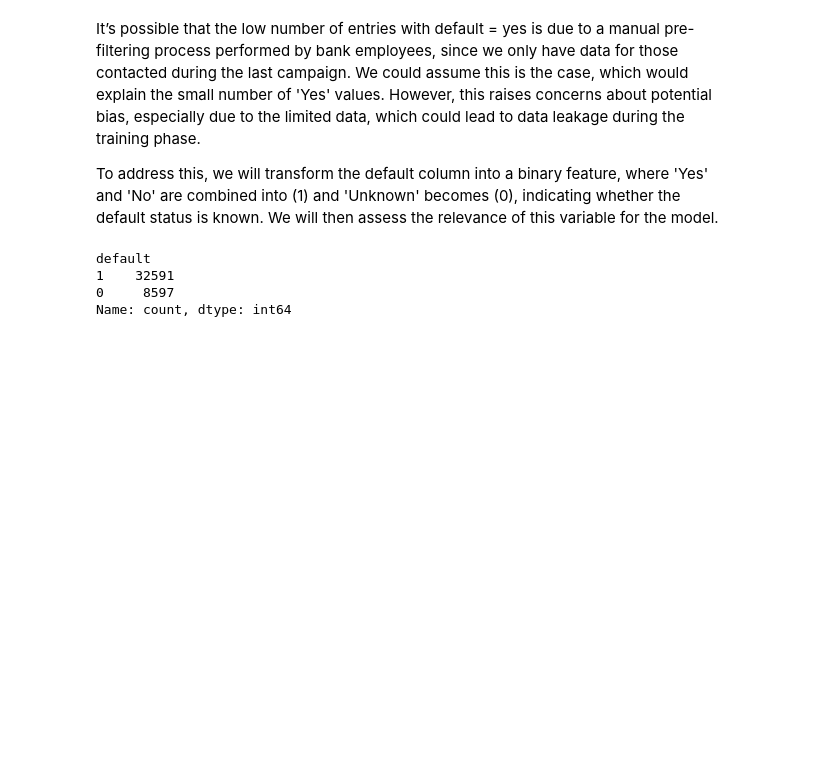
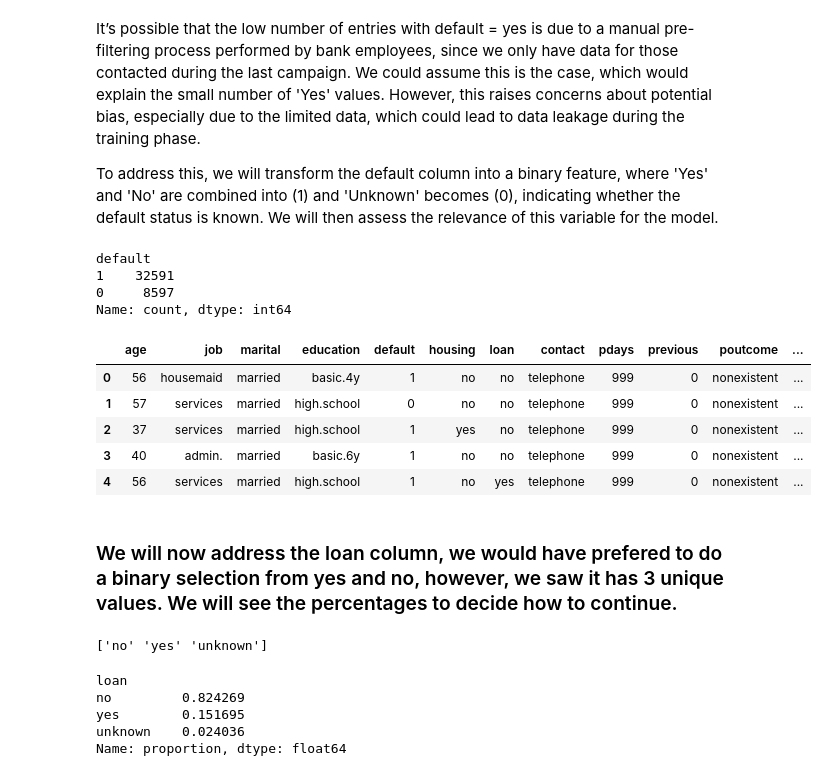
Before and after one commit to GuillePrograma94/ML-Exercise, a Jupyter notebook: src/explore.ipynb, the cells around one changed output. Saved outputs shown, nothing was run; the diff lists cells and outputs as text; code cells hidden in the pictures; blank space fills up the shorter version.

Commit message:
Advanced with the project

```diff
--- a/src/explore.ipynb
+++ b/src/explore.ipynb
@@ -203,3 +205,28 @@ default
 1    32591
 0     8597
 Name: count, dtype: int64
+# %%
+# We print the top bit to refresh our memory on how the project is looking like.
+df.head()
+# %% [output]
+|  | age | job | marital | education | default | housing | loan | contact | pdays | previous | poutcome | ... |
+| 0 | 56 | housemaid | married | basic.4y | 1 | no | no | telephone | 999 | 0 | nonexistent | ... |
+| 1 | 57 | services | married | high.school | 0 | no | no | telephone | 999 | 0 | nonexistent | ... |
+| 2 | 37 | services | married | high.school | 1 | yes | no | telephone | 999 | 0 | nonexistent | ... |
+| 3 | 40 | admin. | married | basic.6y | 1 | no | no | telephone | 999 | 0 | nonexistent | ... |
+| 4 | 56 | services | married | high.school | 1 | no | yes | telephone | 999 | 0 | nonexistent | ... |
+# %% [markdown]
+### We will now address the loan column, we would have prefered to do a binary selection from yes and no, however, we saw it has 3 unique values. We will see the percentages to decide how to continue.
+# %%
+print(df['loan'].unique())
+# %% [output]
+['no' 'yes' 'unknown']
+# %%
+loan_distribution = df['loan'].value_counts(normalize=True)
+print(loan_distribution)
+# %% [output]
+loan
+no         0.824269
+yes        0.151695
+unknown    0.024036
+Name: proportion, dtype: float64
```
Also changed, not shown: parts of 25 cells of this notebook, 2 other files.
